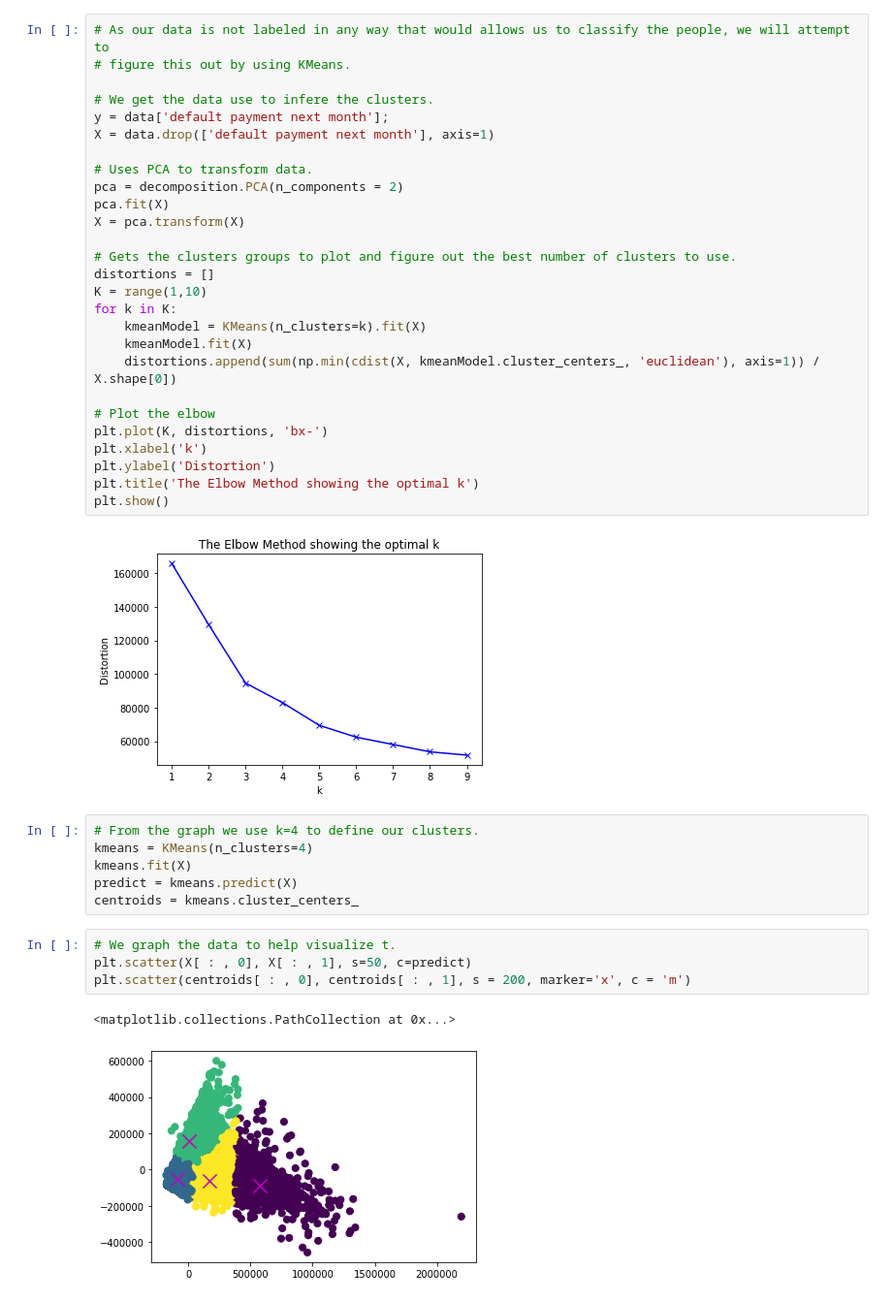
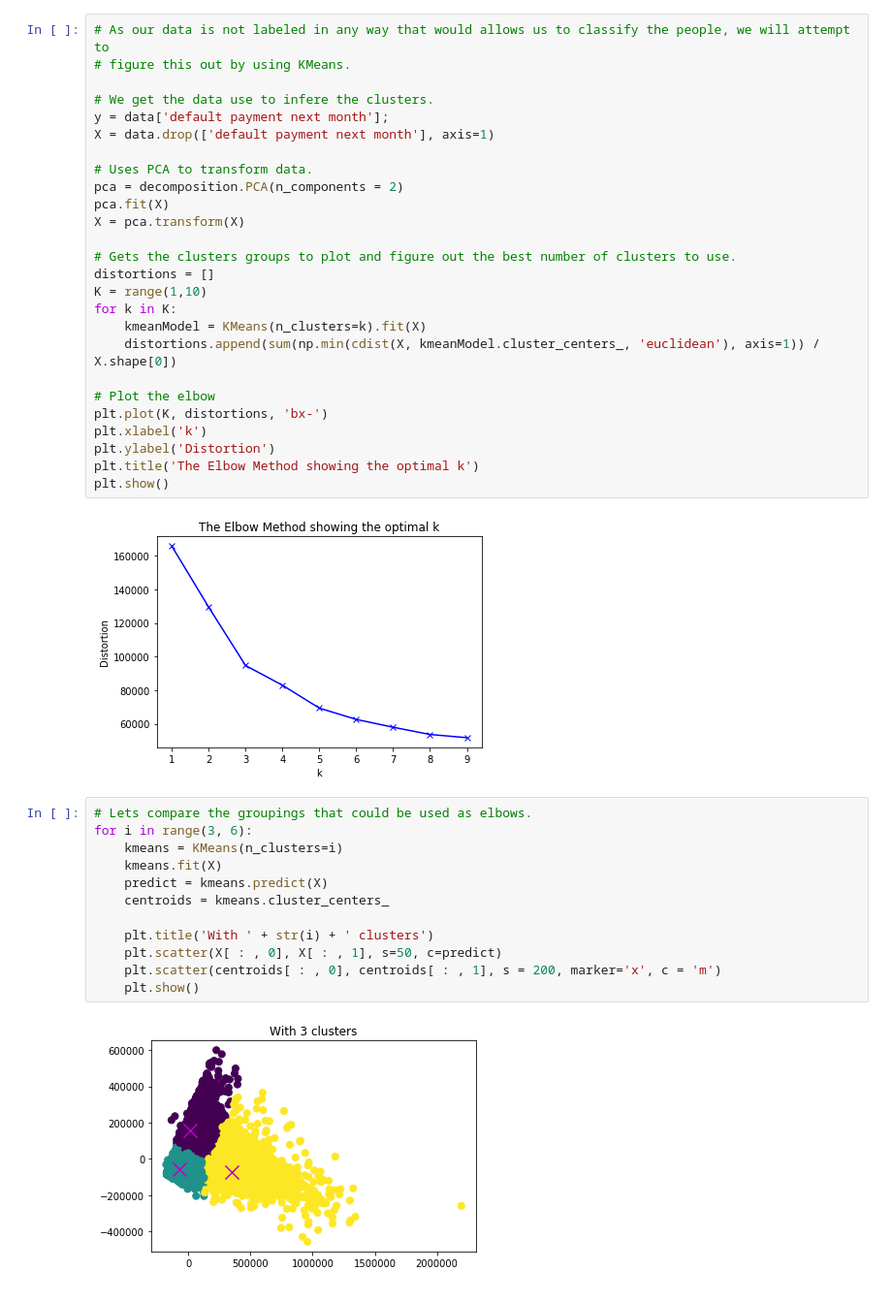
Before and after one commit to AleMadLei/machine-learning-project, a Jupyter notebook: Machine Learning Project.ipynb, the cells around one changed output. Shown at 97% size. Saved outputs shown, nothing was run; the diff lists cells and outputs as text.

```diff
--- a/Machine Learning Project.ipynb
+++ b/Machine Learning Project.ipynb
@@ -251,7 +255,6 @@ distortions = []
 K = range(1,10)
 for k in K:
     kmeanModel = KMeans(n_clusters=k).fit(X)
-    kmeanModel.fit(X)
     distortions.append(sum(np.min(cdist(X, kmeanModel.cluster_centers_, 'euclidean'), axis=1)) / X.shape[0])
 
 # Plot the elbow
@@ -262,16 +265,17 @@ plt.title('The Elbow Method showing the optimal k')
 plt.show()
 # %% [output]
 [figure]
-# %%
-# From the graph we use k=4 to define our clusters.
-kmeans = KMeans(n_clusters=4)
-kmeans.fit(X)
-predict = kmeans.predict(X)
-centroids = kmeans.cluster_centers_
 # %%
-# We graph the data to help visualize t.
-plt.scatter(X[ : , 0], X[ : , 1], s=50, c=predict)
-plt.scatter(centroids[ : , 0], centroids[ : , 1], s = 200, marker='x', c = 'm')
+# Lets compare the groupings that could be used as elbows.
+for i in range(3, 6):
+    kmeans = KMeans(n_clusters=i)
+    kmeans.fit(X)
+    predict = kmeans.predict(X)
+    centroids = kmeans.cluster_centers_
+
+    plt.title('With ' + str(i) + ' clusters')
+    plt.scatter(X[ : , 0], X[ : , 1], s=50, c=predict)
+    plt.scatter(centroids[ : , 0], centroids[ : , 1], s = 200, marker='x', c = 'm')
+    plt.show()
 # %% [output]
-<matplotlib.collections.PathCollection at 0x...>
-[figure, old version]
+[figure, new version]
```
Also changed, not shown: parts of 7 cells of this notebook.
